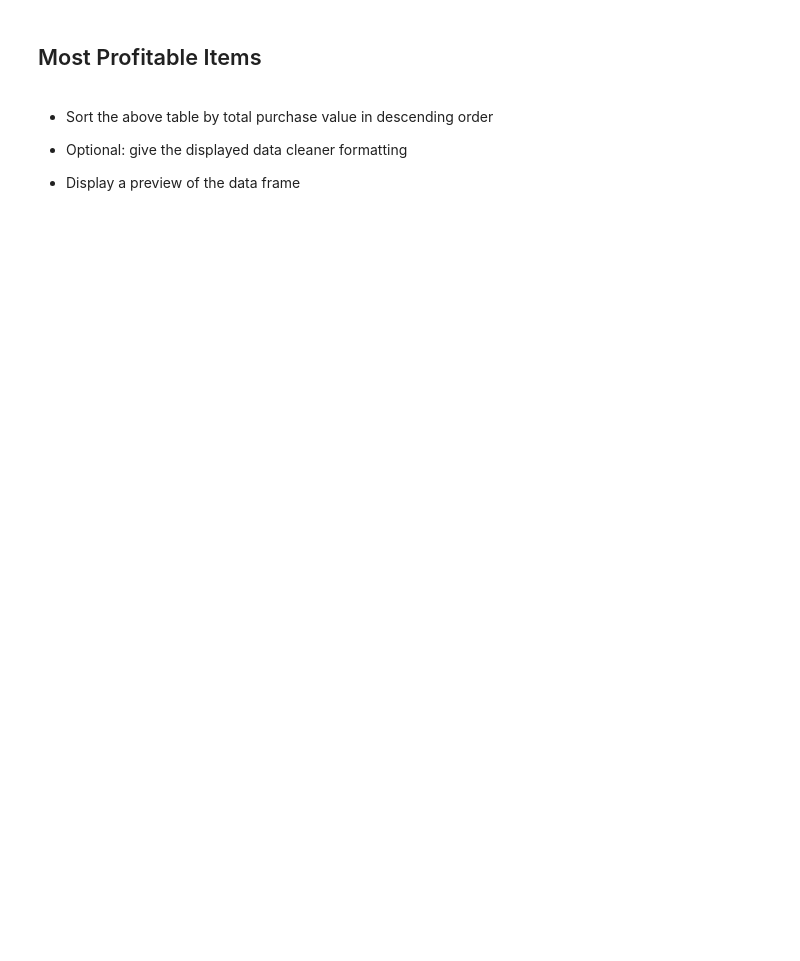
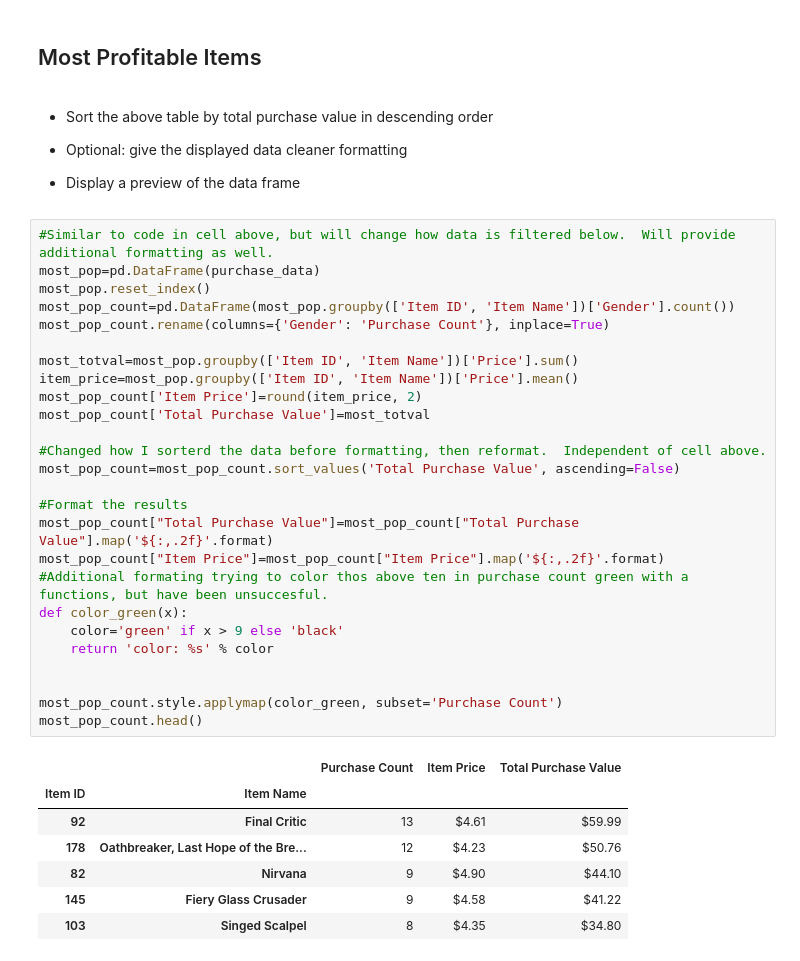
Before and after one commit to obfrap/pandas-challenge, a Jupyter notebook: HeroesOfPymoli/HeroesOfPymoli_starter-Final.ipynb, the cells around one changed output. Drawn from its saved outputs; the diff is of its cells as text; blank space fills up the shorter version.

```diff
--- a/HeroesOfPymoli/HeroesOfPymoli_starter-Current.ipynb
+++ b/HeroesOfPymoli/HeroesOfPymoli_starter-Final.ipynb
@@ -343,3 +382,37 @@ tp_count
 
 
 * Display a preview of the data frame
+# %%
+#Similar to code in cell above, but will change how data is filtered below.  Will provide additional formatting as well.
+most_pop=pd.DataFrame(purchase_data)
+most_pop.reset_index()
+most_pop_count=pd.DataFrame(most_pop.groupby(['Item ID', 'Item Name'])['Gender'].count())
+most_pop_count.rename(columns={'Gender': 'Purchase Count'}, inplace=True)
+
+most_totval=most_pop.groupby(['Item ID', 'Item Name'])['Price'].sum()
+item_price=most_pop.groupby(['Item ID', 'Item Name'])['Price'].mean()
+most_pop_count['Item Price']=round(item_price, 2)
+most_pop_count['Total Purchase Value']=most_totval
+
+#Changed how I sorterd the data before formatting, then reformat.  Independent of cell above.
+most_pop_count=most_pop_count.sort_values('Total Purchase Value', ascending=False)
+
+#Format the results
+most_pop_count["Total Purchase Value"]=most_pop_count["Total Purchase Value"].map('${:,.2f}'.format)
+most_pop_count["Item Price"]=most_pop_count["Item Price"].map('${:,.2f}'.format)
+#Additional formating trying to color thos above ten in purchase count green with a functions, but have been unsuccesful.
+def color_green(x):
+    color='green' if x > 9 else 'black'
+    return 'color: %s' % color
+
+
+most_pop_count.style.applymap(color_green, subset='Purchase Count')
+most_pop_count.head()
+# %% [output]
+|  |  | Purchase Count | Item Price | Total Purchase Value |
+| Item ID | Item Name |  |  |  |
+| 92 | Final Critic | 13 | $4.61 | $59.99 |
+| 178 | Oathbreaker, Last Hope of the Bre... | 12 | $4.23 | $50.76 |
+| 82 | Nirvana | 9 | $4.90 | $44.10 |
+| 145 | Fiery Glass Crusader | 9 | $4.58 | $41.22 |
+| 103 | Singed Scalpel | 8 | $4.35 | $34.80 |
```
Also changed, not shown: parts of 6 cells of this notebook, 1 other file.
